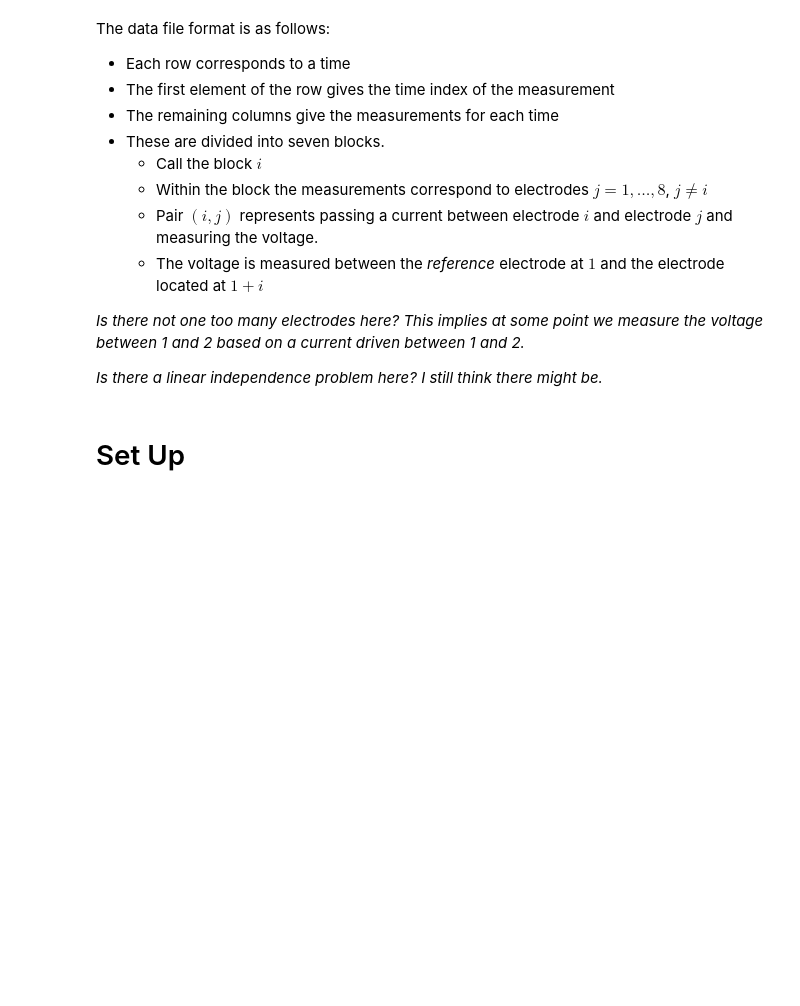
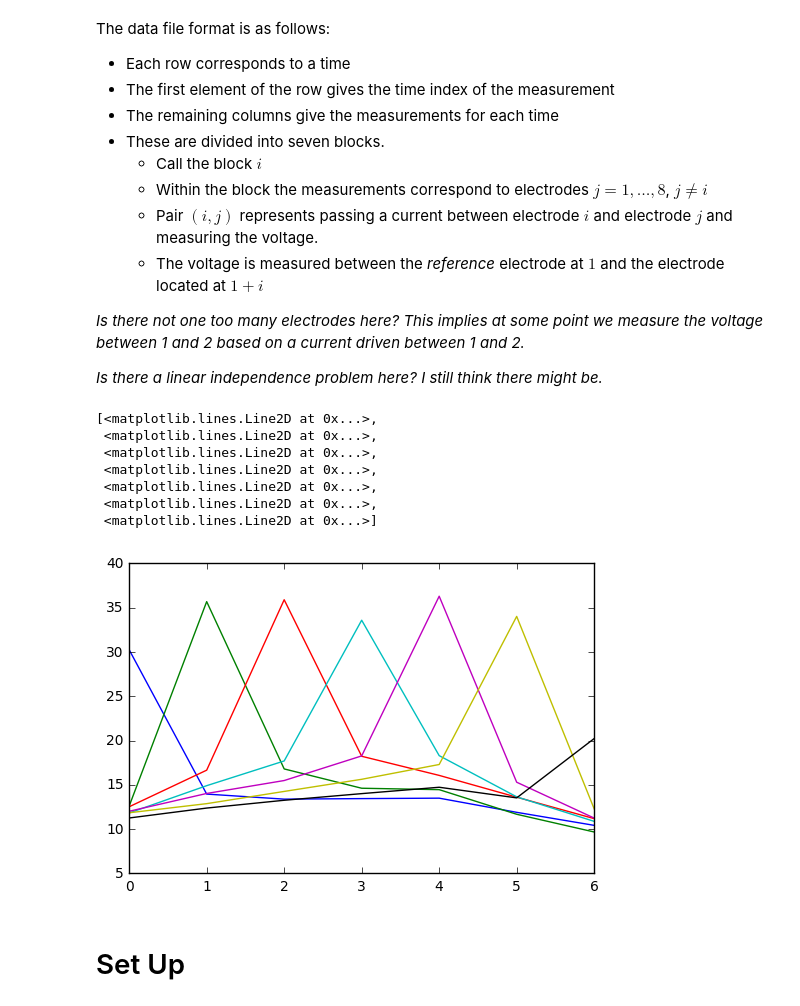
Before and after one commit to jcockayne/hydrocyclone_code, a Jupyter notebook: notebooks/Hydrocyclone_Static_EIT.ipynb, the cells around one changed output. Drawn from its saved outputs; the diff is of its cells as text; code cells hidden in the pictures; blank space fills up the shorter version.

```diff
--- a/notebooks/Hydrocyclone_Static_EIT.ipynb
+++ b/notebooks/Hydrocyclone_Static_EIT.ipynb
@@ -14 +15,12 @@ use_dummy_data = True
 dummy_data_file = os.path.join('dummy_data', 'centered_blob')
+# %%
+scale = 1000
+stim_current = 1.0
+
+kernel_variance_mult = 1.0
+kernel_ls = 0.3
+conductivity_variance_mult = 1e-2
+conductivity_ls = 0.4
+run_time = 15
+
+likelihood_variance = 1e-6 # variance for the observation model - based on the value from RA paper
@@ -44,6 +59,3 @@ for i in xrange(7):
     stim_pattern[i,0] = 1
     stim_pattern[i, i+1] = -1
 stim_pattern = stim_pattern*stim_current
-# %%
-likelihood_variance = 1e-6 # variance for the observation model
-run_time = 25 # time at which to run the MCMC
@@ -80,7 +96,7 @@ def data_to_dict(data):
     for r in data:
         time = r[0]
         other_data = r[1:]
-        res[time] = other_data.reshape((7,7))
+        res[time] = scale*other_data.reshape((7,7))
     return res
 # %%
 data_dict = data_to_dict(raw_data)
@@ -89,6 +105,17 @@ assert np.all(data_dict[1][0] == raw_data[0][1:8])
 # %%
 dummy_data = np.load(os.path.join(dummy_data_file, 'obs.npy'))
 dummy_true_field = np.load(os.path.join(dummy_data_file, 'theta.npy'))
+# %%
+plt.plot(data_dict[run_time])
+# %% [output]
+[<matplotlib.lines.Line2D at 0x...>,
+ <matplotlib.lines.Line2D at 0x...>,
+ <matplotlib.lines.Line2D at 0x...>,
+ <matplotlib.lines.Line2D at 0x...>,
+ <matplotlib.lines.Line2D at 0x...>,
+ <matplotlib.lines.Line2D at 0x...>,
+ <matplotlib.lines.Line2D at 0x...>]
+[figure, added]
 # %% [markdown]
 # Set Up
 # %%
```
Also changed, not shown: parts of 32 cells of this notebook, 1 other file.
